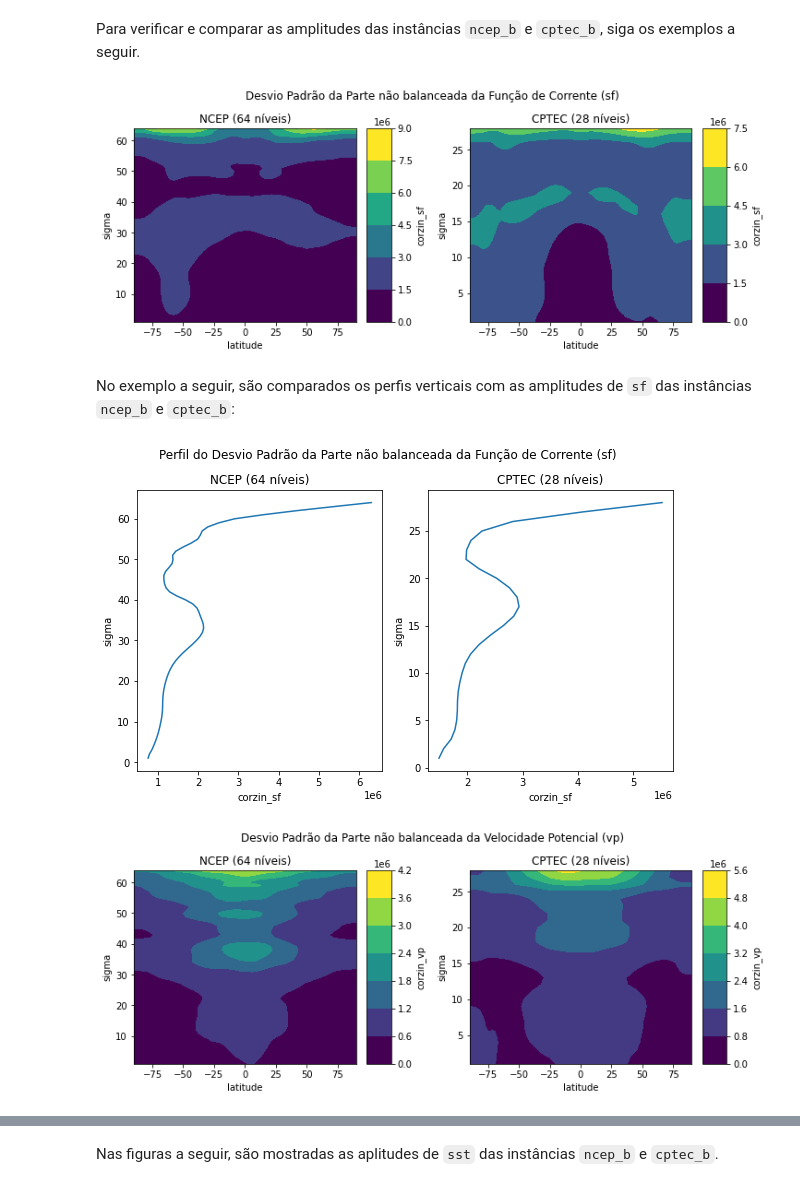
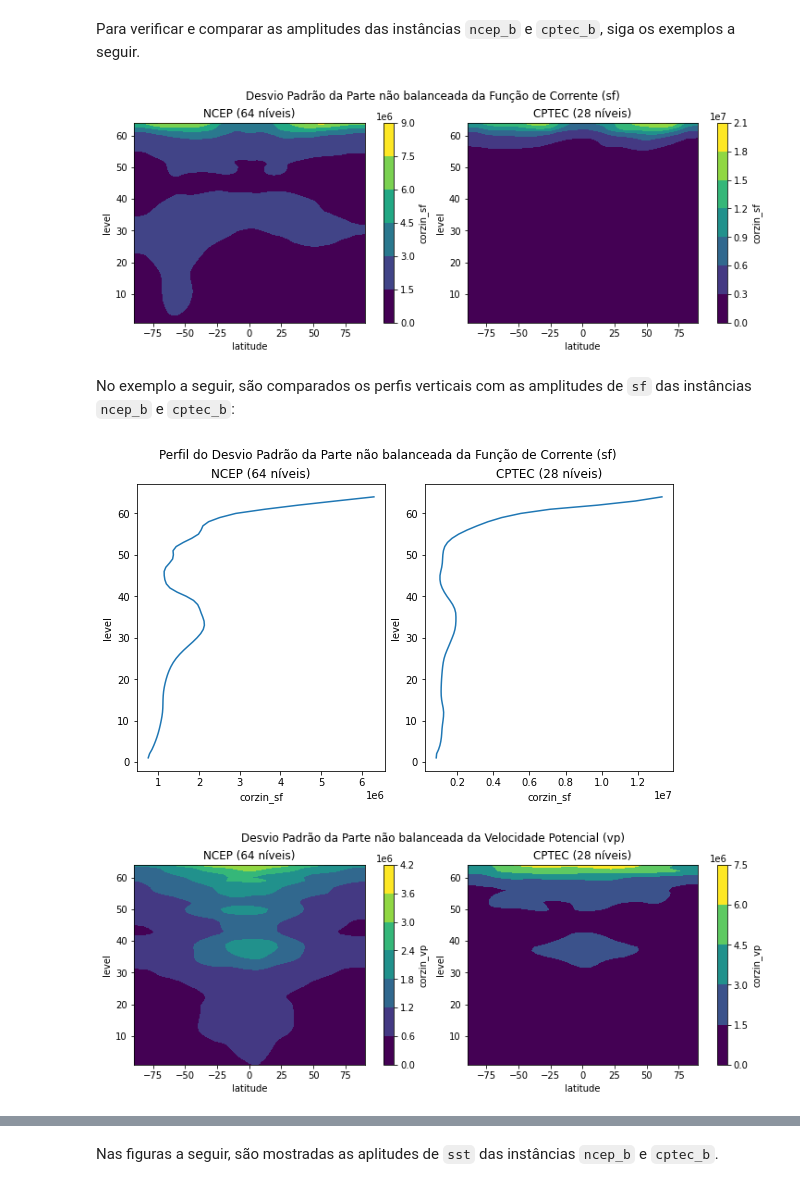
Before and after one commit to GAD-DIMNT-CPTEC/GSIBerror, a Jupyter notebook: read_gsi_berror_python-class-final.ipynb, the cells around one changed output, grey strips where cells are left out. Cells and saved outputs as stored; diff of their text form; code cells hidden in the pictures.

```diff
--- a/read_gsi_berror_python-class-final.ipynb
+++ b/read_gsi_berror_python-class-final.ipynb
@@ -20,9 +20,9 @@ import cartopy.feature as cfeature
 # %% [markdown]
 A seguir, define-se o nome do arquivo a ser lido. No exemplo dado neste notebook, são abertas duas matrizes, `fncep` (matriz do NCEP) e `fcptec` (matriz do modelo BAM). Ambas as matrizes possuem dimensões distintas:
 # %%
-path = '/dados/das/pesq1/BAM.berror/xc50/old/'
+path = 'gcv/'
 
-bcptec = 'gsir4.berror_stats.gcv.BAM.TQ0062L028'
+bcptec = 'bcptec_bam_352pairs_gsir4.berror_stats.gcv.fix.oz.cw.tsm'
 bncep = 'global_berror.l64y386.f77-ncep-dtc.gcv'
 
 fncep = os.path.join(path, bncep)
@@ -276,22 +276,22 @@ ax[1].set_title('CPTEC (28 níveis)')
 plt.suptitle('Desvio Padrão da Parte não balanceada da Função de Corrente (sf)')
 plt.show()
 # %% [output]
-[figure, old version]
+[figure, new version]
 # %% [markdown]
 No exemplo a seguir, são comparados os perfis verticais com as amplitudes de `sf` das instâncias `ncep_b` e `cptec_b`:
 # %%
 fig, ax = plt.subplots(1, 2, constrained_layout=True, figsize=(8,5))
 
-ncep_b.amplitudes['sf'].mean(dim='latitude').plot(ax=ax[0], y='sigma')
-cptec_b.amplitudes['sf'].mean(dim='latitude').plot(ax=ax[1], y='sigma')
+ncep_b.amplitudes['sf'].mean(dim='latitude').plot(ax=ax[0], y='level')
+cptec_b.amplitudes['sf'].mean(dim='latitude').plot(ax=ax[1], y='level')
 
 ax[0].set_title('NCEP (64 níveis)')
 ax[1].set_title('CPTEC (28 níveis)')
 
 plt.suptitle('Perfil do Desvio Padrão da Parte não balanceada da Função de Corrente (sf)')
 plt.show()
 # %% [output]
-[figure, old version]
+[figure, new version]
 # %%
 fig, ax = plt.subplots(1, 2, constrained_layout=True, figsize=(10,4))
 
@@ -304,7 +304,7 @@ ax[1].set_title('CPTEC (28 níveis)')
 plt.suptitle('Desvio Padrão da Parte não balanceada da Velocidade Potencial (vp)')
 plt.show()
 # %% [output]
-[figure, old version]
+[figure, new version]
 # %%
 fig, ax = plt.subplots(1, 2, constrained_layout=True, figsize=(8,5))
 
```
Also changed, not shown: parts of 34 cells of this notebook, 5 other files.
